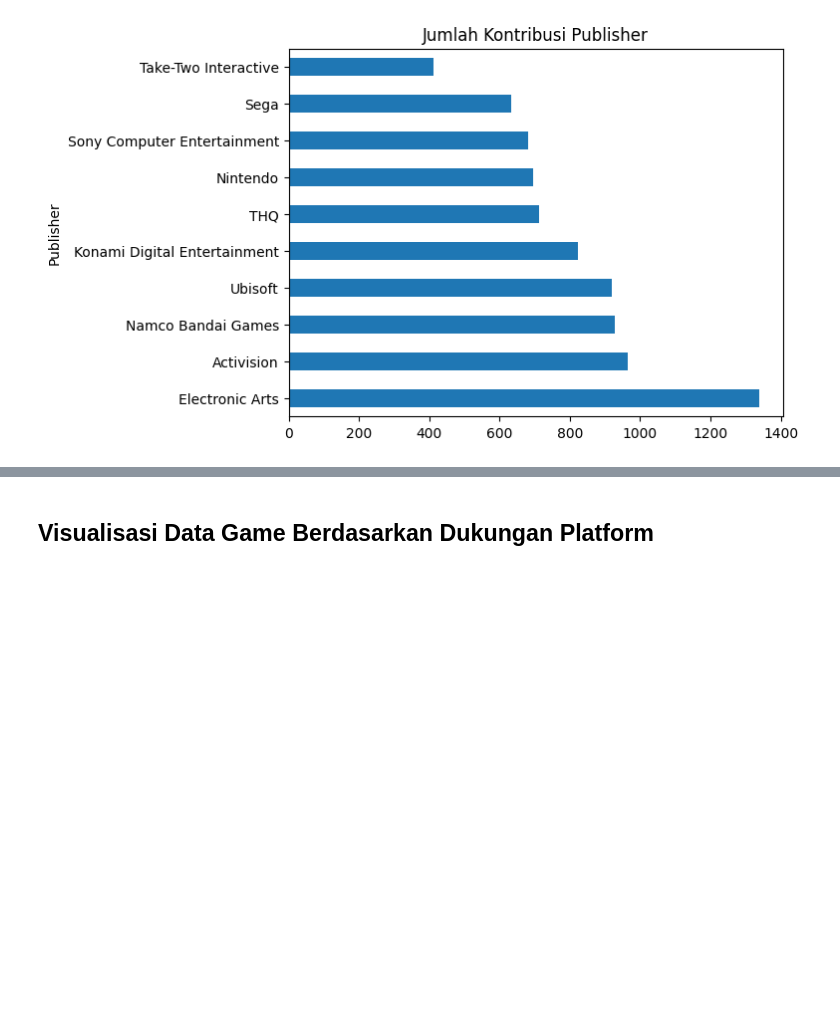
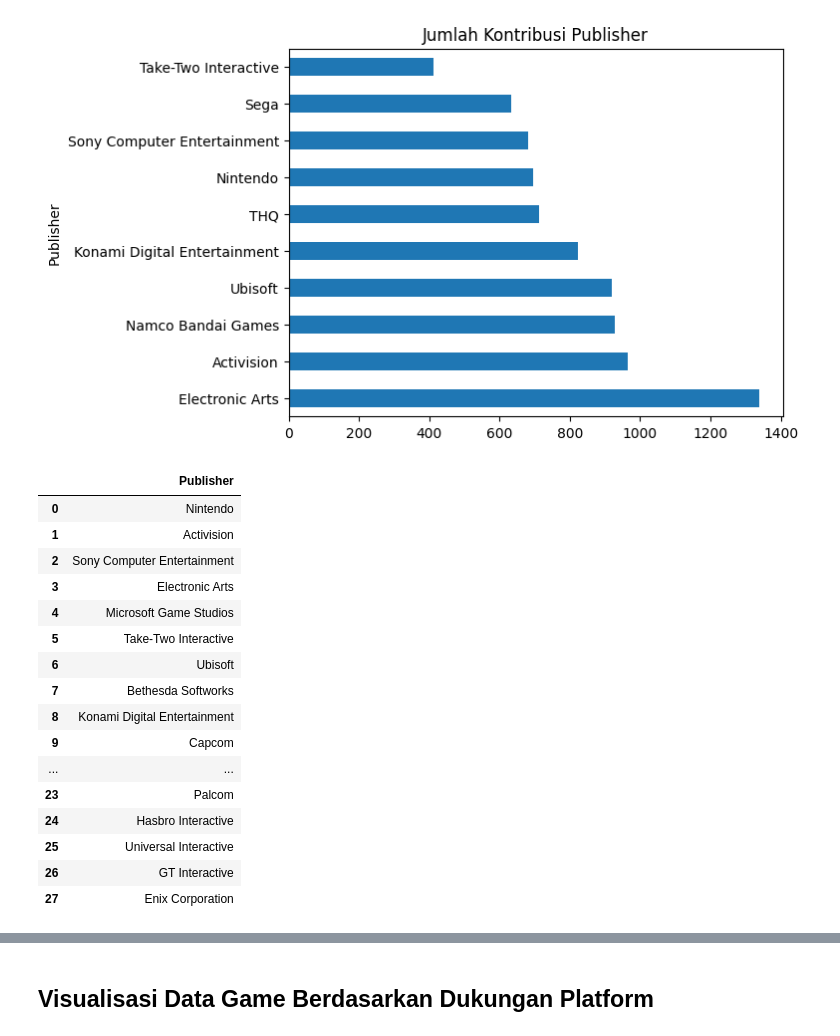
Before and after one commit to Astha47/Tugas-Besar-Analisis-Data-Kelompok-8, a Jupyter notebook: Main.ipynb, the cells around one changed output, grey strips where cells are left out. Drawn from its saved outputs; the diff is of its cells as text; code cells hidden in the pictures; blank space fills up the shorter version.

```diff
--- a/Main.ipynb
+++ b/Main.ipynb
@@ -378,3 +380,36 @@ data.value_counts("Publisher").head(10).plot(kind="barh",title="Jumlah Kontribus
 # %% [output]
 <AxesSubplot: title={'center': 'Jumlah Kontribusi Publisher'}, ylabel='Publisher'>
 [figure]
+# %%
+#creating publisher list
+
+# LOADER
+
+sorted_publisher = sample.value_counts("Publisher")
+
+input_data_publisher = {}
+input_data_publisher["Publisher"] = ["a" for i in range(len(sorted_publisher))]
+
+for j in range(len(sorted_publisher)):
+    input_data_publisher["Publisher"][j] = sorted_publisher.index[j]
+list_publisher = pd.DataFrame(data=input_data_publisher)
+
+list_publisher
+# %% [output]
+|  | Publisher |
+| 0 | Nintendo |
+| 1 | Activision |
+| 2 | Sony Computer Entertainment |
+| 3 | Electronic Arts |
+| 4 | Microsoft Game Studios |
+| 5 | Take-Two Interactive |
+| 6 | Ubisoft |
+| 7 | Bethesda Softworks |
+| 8 | Konami Digital Entertainment |
+| 9 | Capcom |
+| ... | ... |
+| 23 | Palcom |
+| 24 | Hasbro Interactive |
+| 25 | Universal Interactive |
+| 26 | GT Interactive |
+| 27 | Enix Corporation |
```
Also changed, not shown: parts of 6 cells of this notebook.
